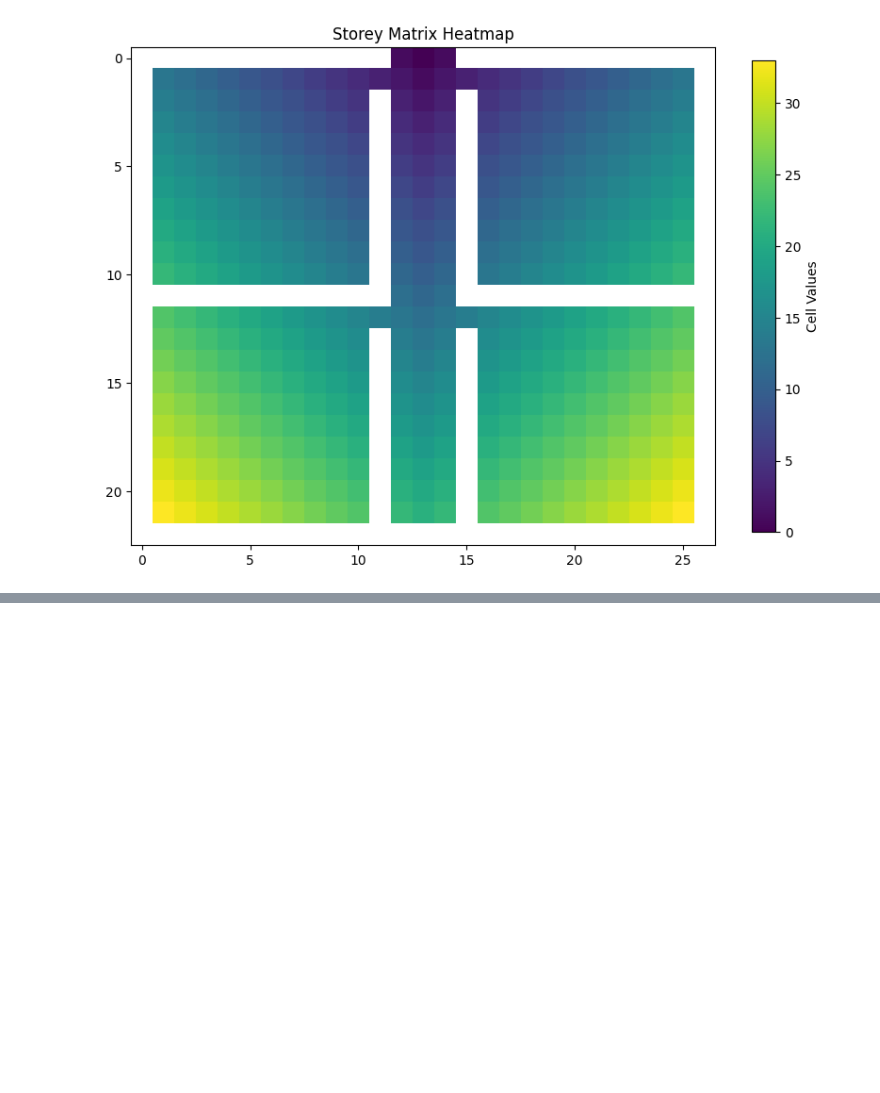
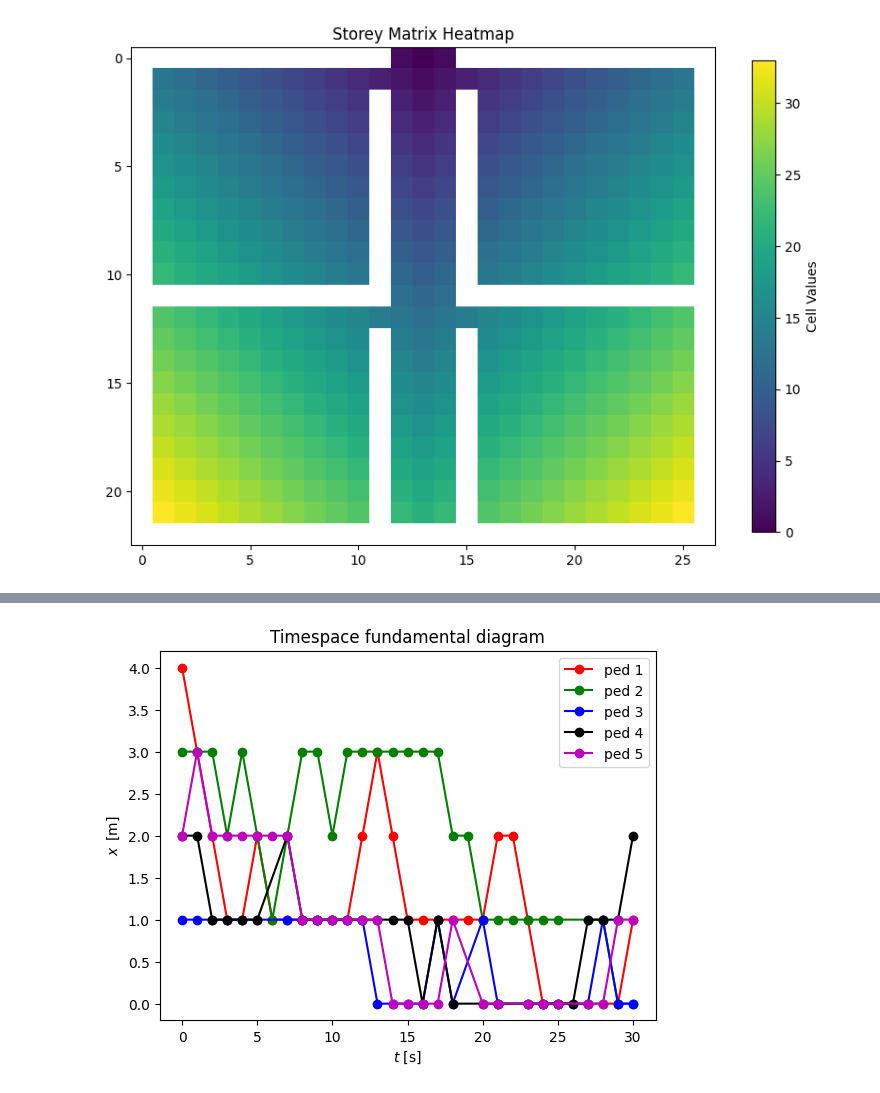
Before and after one commit to matule00/SSI-seminarka-2, a Jupyter notebook: ssi_seminarka_2.ipynb, the cells around one changed output, grey strips where cells are left out. Saved outputs shown, nothing was run; the diff lists cells and outputs as text; code cells hidden in the pictures; blank space fills up the shorter version.

```diff
--- a/ssi_seminarka_2.ipynb
+++ b/ssi_seminarka_2.ipynb
@@ -355,3 +355,93 @@ plt.title('Storey Matrix Heatmap')
 plt.show()
 # %% [output]
 [figure]
+# %%
+#============================================#
+#              SCRIPT STARTS HERE            #
+#============================================#
+
+#======================#
+#     PRELIMINARIES    #
+#======================#
+
+# Constants - dictionary
+const = {'N_ped': 5,                # numer of peds in the system
+         'N_step': 30,              # number of steps
+         'grid_size_x': 23,          # number of rows
+         'grid_size_y': 27,
+         'dt': 1,                   # time step length [s]
+         'attractor_x': 0,         # x position of attractor [cell]
+         'attractor_y': 13           # y position of attractor [cell]
+        }
+
+# Init time, positions and velocities
+t =  [0,  0, 0, 0, 0]
+x =  [4, 3, 1, 2, 2]
+y =  [1, 2, 2, 1, 4]
+
+# Init data containers
+ped_data = init_ped_data(t,x,y)
+
+
+#======================#
+#         MODEL        #
+#======================#
+
+# Model loop over time
+rep = range(const['N_step'])
+for i in rep:
+
+    print(' Step ' + str(i) + ' out of ' + str(const['N_step']) + ' started')
+
+    act_t = (i+1)*const['dt']                                       # i+1 is current itteration as i = 0  was defined in init step
+
+    # model desision loop over all peds
+    print('   Decision started')
+    rep2 = range(const['N_ped'])
+    for j in rep2:
+        ped_data = one_ped_decision(ped_data, j, storey, const)
+
+    # conflict resolution
+    ped_data = resolve_conflicts(ped_data, const, act_t)
+
+    # model movement loop over all peds
+    ped_data = execute_all_steps(ped_data, const, act_t)
+
+
+#======================#
+#     POSTPROCESSING   #
+#======================#
+
+
+# Timespace fundamental diagram
+plt.figure()
+plt.plot(ped_data.t[0], ped_data.x[0], 'r-o', label = 'ped 1')
+plt.plot(ped_data.t[1], ped_data.x[1], 'g-o', label = 'ped 2')
+plt.plot(ped_data.t[2], ped_data.x[2], 'b-o', label = 'ped 3')
+plt.plot(ped_data.t[3], ped_data.x[3], 'k-o', label = 'ped 4')
+plt.plot(ped_data.t[4], ped_data.x[4], 'm-o', label = 'ped 5')
+plt.title('Timespace fundamental diagram')
+plt.xlabel(r'$t \,\,\mathrm{[s]}$')
+plt.ylabel(r'$x \,\,\, \mathrm{[m]}$')
+#plt.xlim(0, 10)
+#plt.ylim(0, 120)
+plt.legend()
+plt.show()
+
+# Aerial plot
+plt.figure()
+
+plt.plot(ped_data.x[0], ped_data.y[0], 'r-o', label = 'ped 1')
+plt.plot(ped_data.x[1], ped_data.y[1], 'g-o', label = 'ped 2')
+plt.plot(ped_data.x[2], ped_data.y[2], 'b-o', label = 'ped 3')
+plt.plot(ped_data.x[3], ped_data.y[3], 'k-o', label = 'ped 4')
+plt.plot(ped_data.x[4], ped_data.y[4], 'm-o', label = 'ped 5')
+plt.plot(const['attractor_x'], const['attractor_y'], 'r*', label = 'ped 1', markersize=10)
+plt.title('Aerial plot')
+plt.xlabel(r'$x \,\,\mathrm{[m]}$')
+plt.ylabel(r'$y \,\,\, \mathrm{[m]}$')
+plt.xlim(0, 24)
+plt.ylim(0, 28)
+plt.legend()
+plt.show()
+# %% [output]
@@ -357,0 +465 @@ plt.show()
+[figure, added]
```
Also changed, not shown: parts of 4 cells of this notebook.
